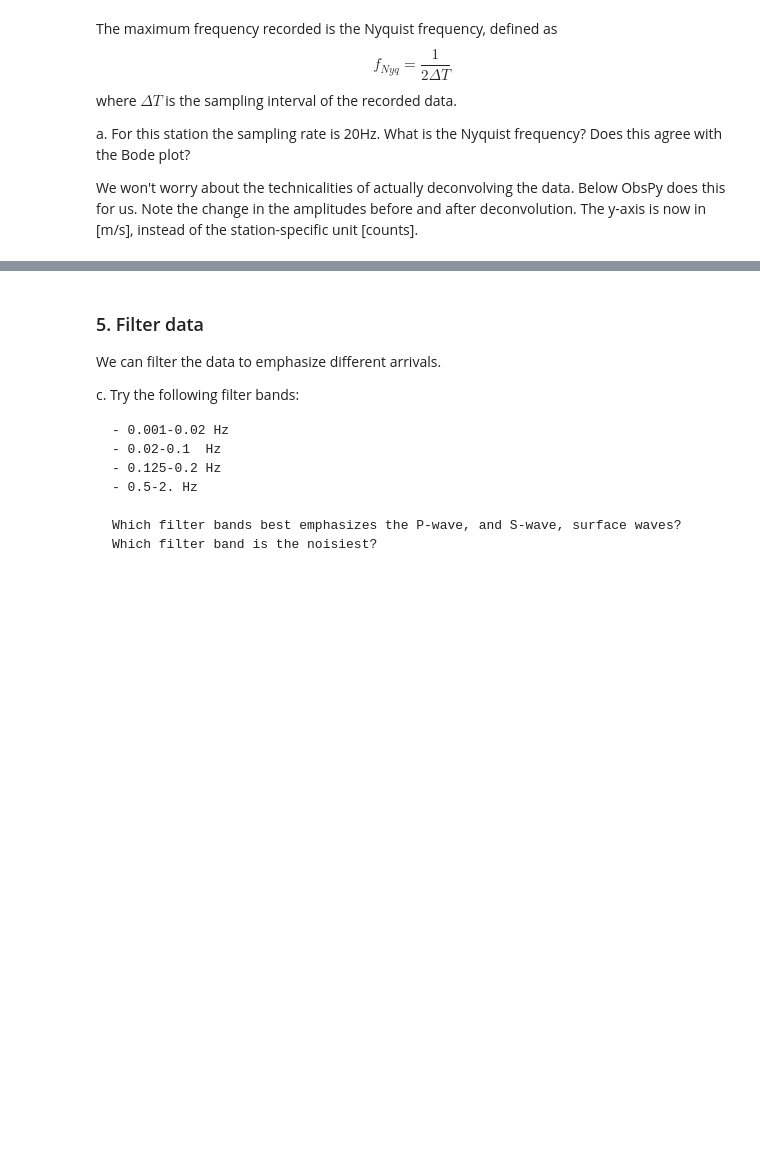
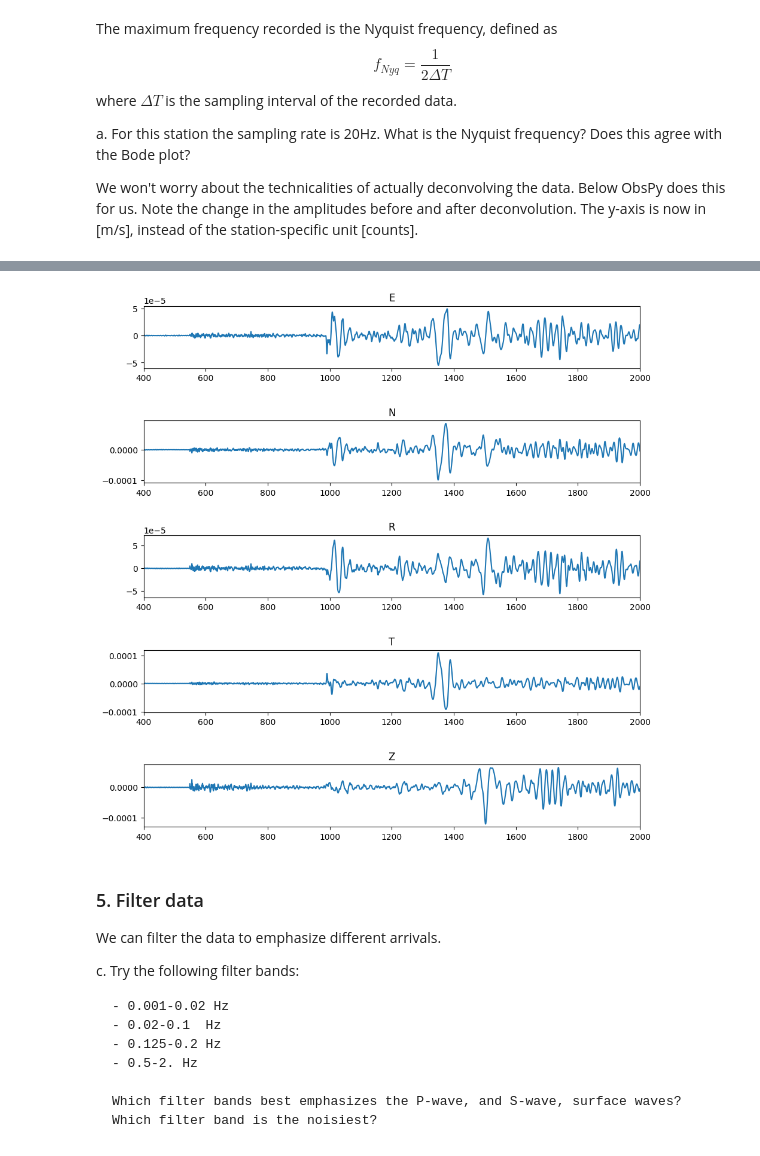
Before and after one commit to sannecottaar/ESC_1B_ESB, a Jupyter notebook: Pract_42/data_processing_forcolab.ipynb, the cells around one changed output, grey strips where cells are left out. Drawn from its saved outputs; the diff is of its cells as text; code cells hidden in the pictures; blank space fills up the shorter version.

```diff
--- a/Pract_42/data_processing_forcolab.ipynb
+++ b/Pract_42/data_processing_forcolab.ipynb
@@ -119,37 +163,42 @@ b. Run the rotation below. Identify rough timings of the P and the S arrivals.
 # %%
 
 N = seis_resp.select(component='N')[0]
 E = seis_resp.select(component='E')[0]
-
+Z = seis_resp.select(component='Z')[0]
 
 #Rotate components in osbpy
 seis_rot=seis_resp.copy()
 seis_rot.rotate('NE->RT', back_azimuth=back_azimuth)
 
+R = seis_rot.select(component='R')[0]
+T = seis_rot.select(component='T')[0]
+
 xmin=400 #seconds
 xmax=2000 #seconds
 plt.figure(figsize=(10,10))
 plt.subplot(5,1,1)
-plt.plot(seis_resp[0].times(), seis_resp[0].data)
-plt.title(seis_resp[0].stats['component'])
+plt.plot(E.times(), E.data)
+plt.title(E.stats['component'])
 plt.xlim((xmin,xmax))
 plt.subplot(5,1,2)
-plt.plot(seis_resp[1].times(), seis_resp[1].data)
-plt.title(seis_resp[1].stats['component'])
+plt.plot(N.times(), N.data)
+plt.title(N.stats['component'])
 plt.xlim((xmin,xmax))
 plt.subplot(5,1,3)
-plt.plot(seis_resp[2].times(), seis_resp[2].data)
-plt.title(seis_resp[2].stats['component'])
+plt.plot(R.times(), R.data)
+plt.title(R.stats['component'])
 plt.xlim((xmin,xmax))
 plt.subplot(5,1,4)
-plt.plot(seis_rot[0].times(), seis_rot[0].data)
-plt.title(seis_rot[0].stats['component'])
+plt.plot(T.times(),T.data)
+plt.title(T.stats['component'])
 plt.xlim((xmin,xmax))
 plt.subplot(5,1,5)
-plt.plot(seis_rot[1].times(), seis_rot[1].data)
-plt.title(seis_rot[1].stats['component'])
+plt.plot(Z.times(), Z.data)
+plt.title(Z.stats['component'])
 plt.xlim((xmin,xmax))
 plt.tight_layout(pad=3.0)
+# %% [output]
+[figure, added]
 # %% [markdown]
 ### 5. Filter data
 
```
Also changed, not shown: parts of 11 cells of this notebook.
